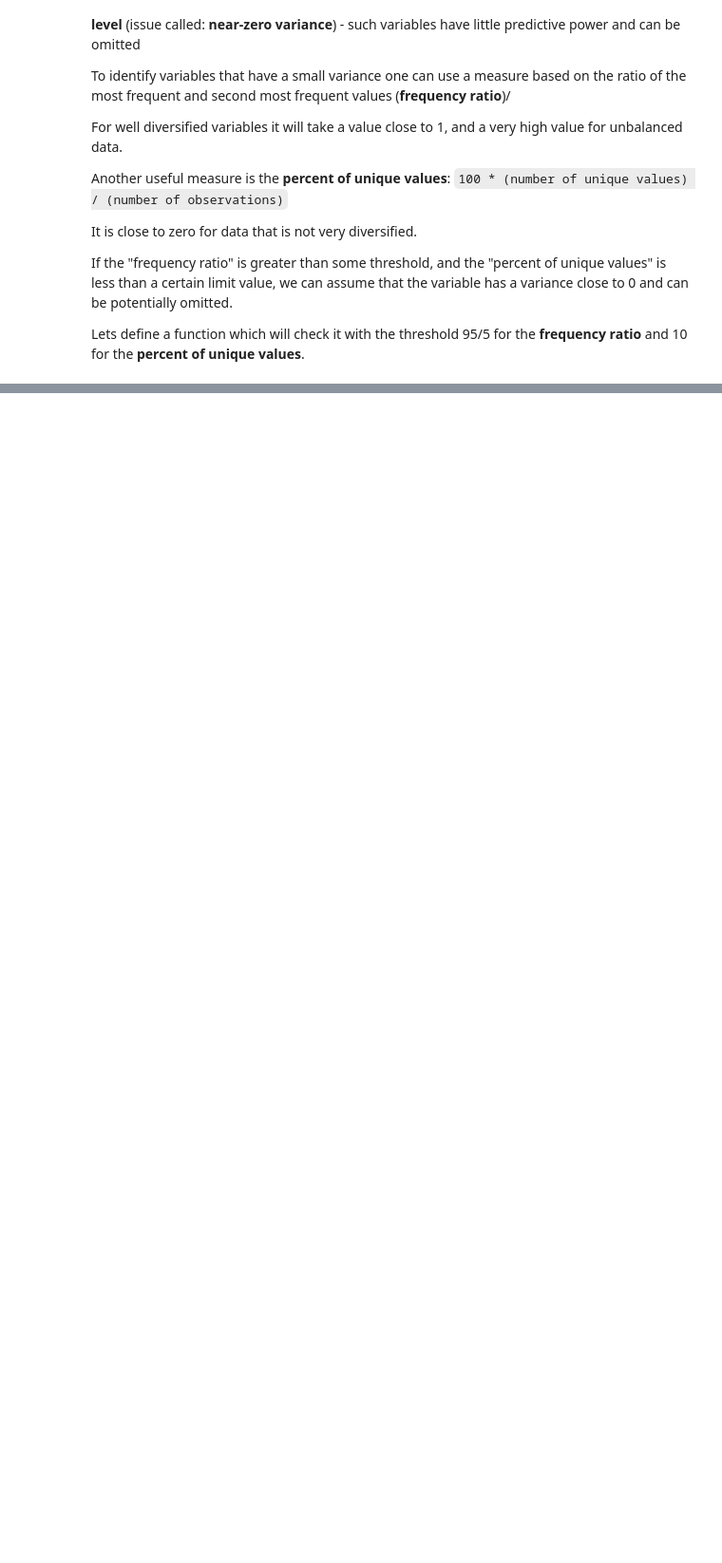
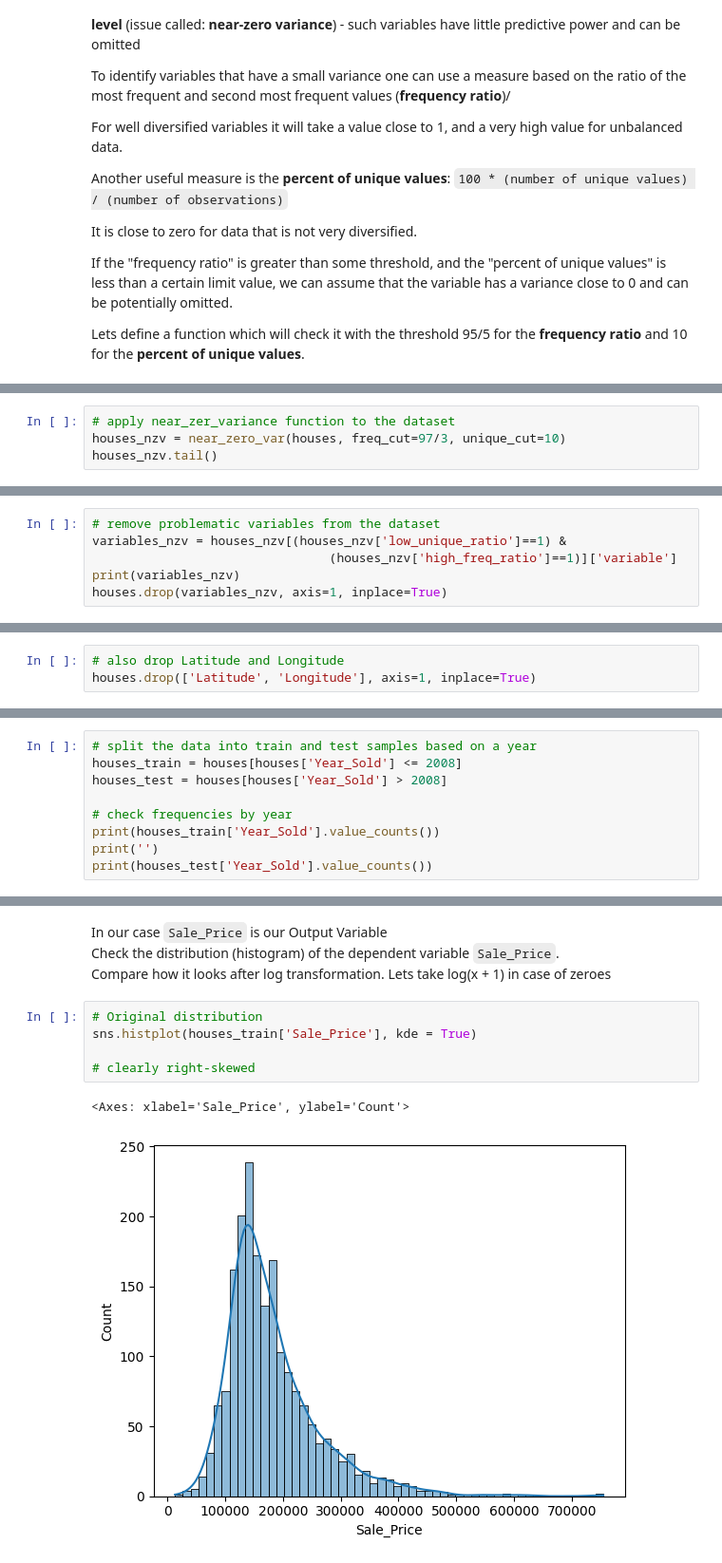
Before and after one commit to Mukhammadkodir27/Machine-Learning-Deep-Dive, a Jupyter notebook: Data-preparation/data-preparation.ipynb, the cells around one changed output, grey strips where cells are left out. Shown: that part at 95% size. Saved outputs shown, nothing was run; the diff lists cells and outputs as text; blank space fills up the shorter version.

```diff
--- a/Data-preparation/data-preparation.ipynb
+++ b/Data-preparation/data-preparation.ipynb
@@ -228,0 +279,4 @@ Lets define a function which will check it with the threshold 95/5 for the **fre
+# %%
+# apply near_zer_variance function to the dataset
+houses_nzv = near_zero_var(houses, freq_cut=97/3, unique_cut=10)
+houses_nzv.tail()
@@ -228,0 +310,6 @@ Lets define a function which will check it with the threshold 95/5 for the **fre
+# %%
+# remove problematic variables from the dataset
+variables_nzv = houses_nzv[(houses_nzv['low_unique_ratio']==1) &
+                                (houses_nzv['high_freq_ratio']==1)]['variable']
+print(variables_nzv)
+houses.drop(variables_nzv, axis=1, inplace=True)
@@ -228,0 +334,3 @@ Lets define a function which will check it with the threshold 95/5 for the **fre
+# %%
+# also drop Latitude and Longitude
+houses.drop(['Latitude', 'Longitude'], axis=1, inplace=True)
@@ -228,0 +339,9 @@ Lets define a function which will check it with the threshold 95/5 for the **fre
+# %%
+# split the data into train and test samples based on a year
+houses_train = houses[houses['Year_Sold'] <= 2008]
+houses_test = houses[houses['Year_Sold'] > 2008]
+
+# check frequencies by year
+print(houses_train['Year_Sold'].value_counts())
+print('')
+print(houses_test['Year_Sold'].value_counts())
@@ -228,0 +361,12 @@ Lets define a function which will check it with the threshold 95/5 for the **fre
+# %% [markdown]
+In our case `Sale_Price` is our Output Variable \
+Check the distribution (histogram) of the dependent variable `Sale_Price`.\
+Compare how it looks after log transformation. Lets take log(x + 1) in case of zeroes
+# %%
+# Original distribution
+sns.histplot(houses_train['Sale_Price'], kde = True)
+
+# clearly right-skewed
+# %% [output]
+<Axes: xlabel='Sale_Price', ylabel='Count'>
+[figure, added]
```
Also changed, not shown: parts of 35 cells of this notebook, 2 other files.
